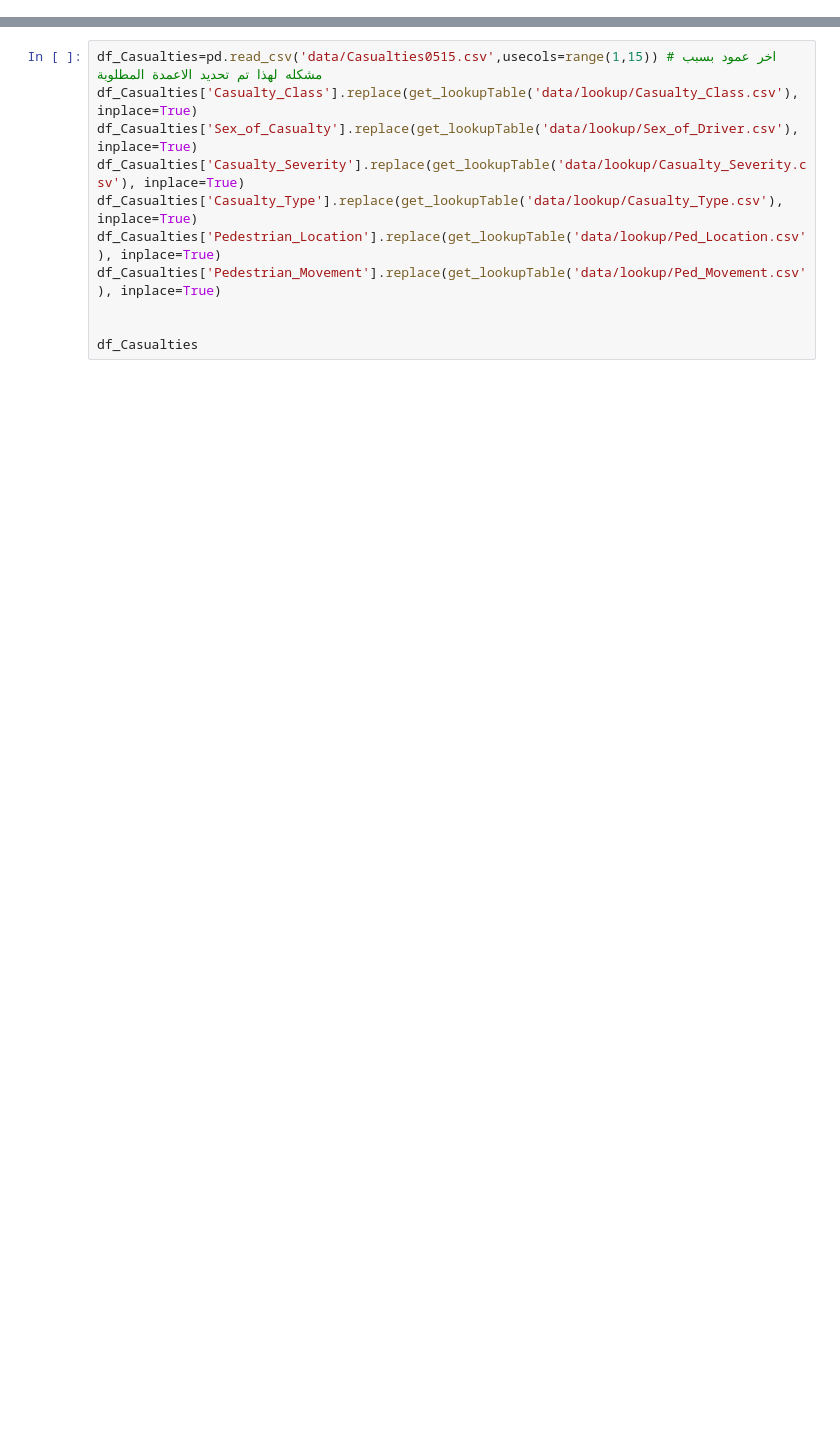
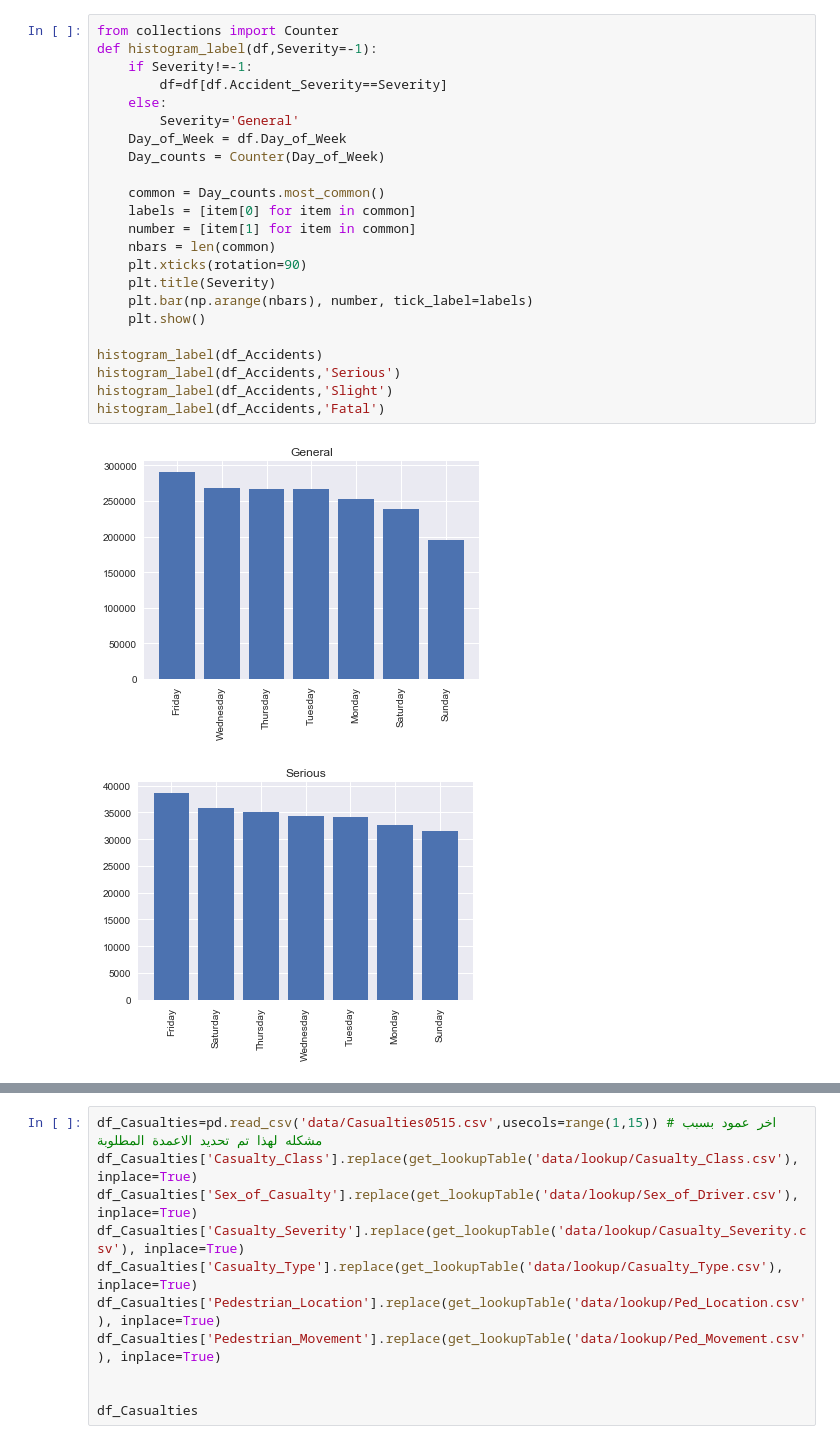
Before and after one commit to am2en/Accidents, a Jupyter notebook: project.ipynb, the cells around one changed output, grey strips where cells are left out. Cells and saved outputs as stored; diff of their text form; blank space fills up the shorter version.

```diff
--- a/project.ipynb
+++ b/project.ipynb
@@ -48,0 +49,26 @@ df_Accidents
+# %%
+from collections import Counter
+def histogram_label(df,Severity=-1):
+    if Severity!=-1:
+        df=df[df.Accident_Severity==Severity]
+    else:
+        Severity='General'
+    Day_of_Week = df.Day_of_Week
+    Day_counts = Counter(Day_of_Week)
+
+    common = Day_counts.most_common()
+    labels = [item[0] for item in common]
+    number = [item[1] for item in common]
+    nbars = len(common)
+    plt.xticks(rotation=90)
+    plt.title(Severity)
+    plt.bar(np.arange(nbars), number, tick_label=labels)
+    plt.show()
+
+histogram_label(df_Accidents)
+histogram_label(df_Accidents,'Serious')
+histogram_label(df_Accidents,'Slight')
+histogram_label(df_Accidents,'Fatal')
+# %% [output]
+[figure, added]
+[figure, added]
```
Also changed, not shown: parts of 7 cells of this notebook.
